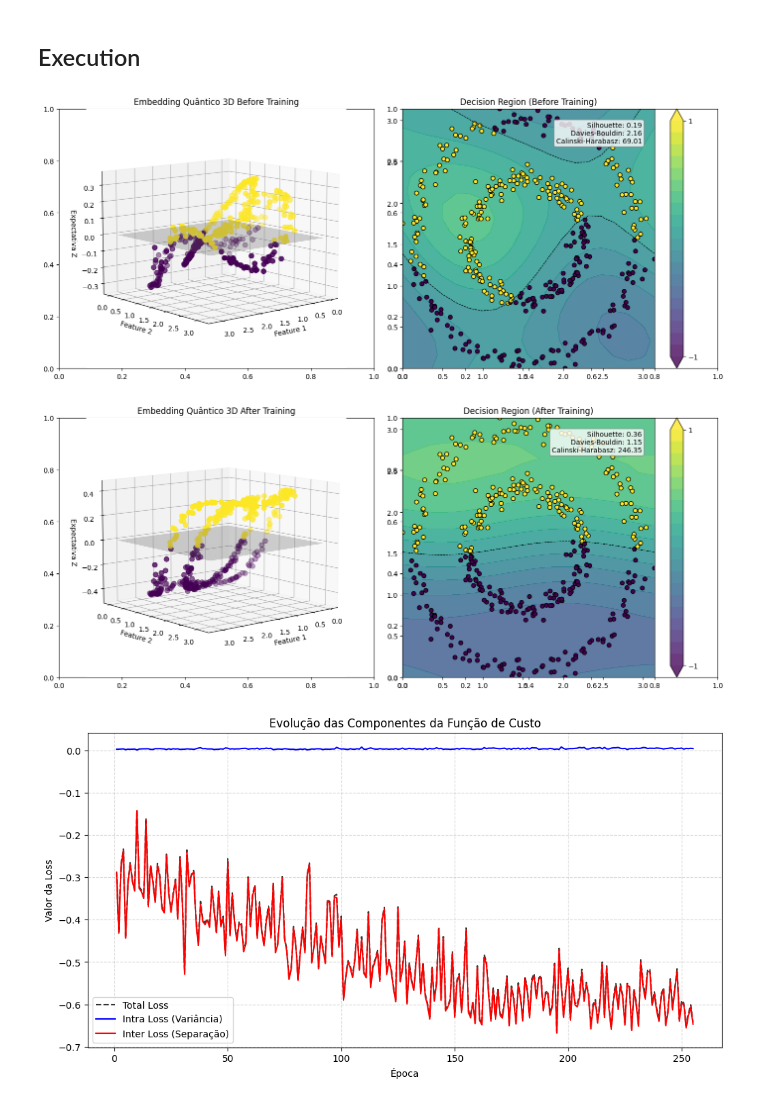
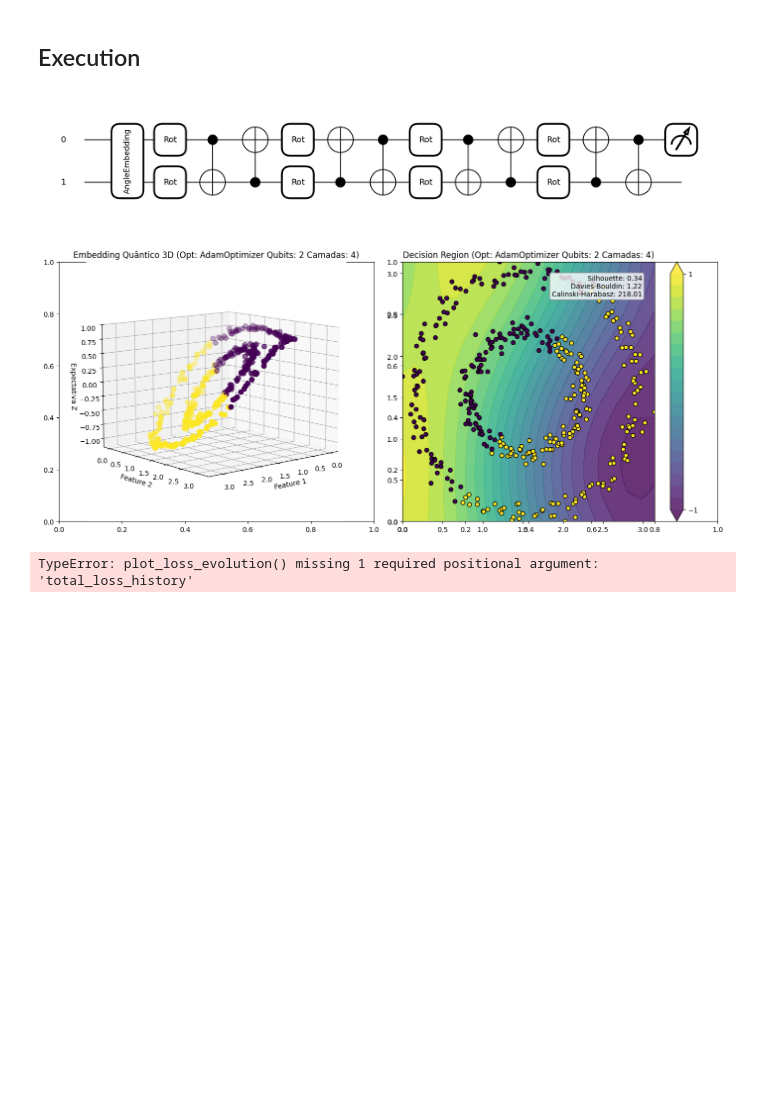
Before and after one commit to BrunodsRamos2/qvc-clustering, a Jupyter notebook: vqc-clustering-diferentiable-metric.ipynb, the cells around one changed output. Saved outputs shown, nothing was run; the diff lists cells and outputs as text; code cells hidden in the pictures; blank space fills up the shorter version.

```diff
--- a/vqc-clustering-diferentiable-metric.ipynb
+++ b/vqc-clustering-diferentiable-metric.ipynb
@@ -9,6 +9,8 @@ import logging
 import pennylane as qml
 import autograd.numpy as anp
 import matplotlib.pyplot as plt
+from matplotlib.lines import Line2D
+
 
 from datetime import date
 
@@ -31,6 +33,8 @@ from sklearn.model_selection import train_test_split
 from sklearn.datasets import make_moons, make_blobs, make_circles
 
 from sklearn.model_selection import KFold
+
+plt.style.use('dark_background')
 
 seed = 42
 
@@ -127,0 +140,13 @@ def qvc_classifier(qnode, w, b, X, embedding_type):
+# %%
+def compute_threshold(features, theta):
+    # Features shape: (n_samples, 2)
+    x1 = features[:, 0]
+    x2 = features[:, 1]
+    # Compute polynomial terms: 1, x1, x2, x1², x2², x1x2
+    terms = np_qml.stack([np_qml.ones_like(x1), x1, x2, x1**2, x2**2, x1*x2], axis=1)
+
+    # Combinação linear com regularização
+    raw = terms @ theta
+
+    # Função de compressão suave
+    return np_qml.tanh(0.5 * raw)
@@ -225,21 +274,20 @@ def print_decision_region(X, qnode, embedding_type, x_max, y_max, weights, bias,
 # Show cost evolution
 # %%
 # Função para plotar a evolução
-def plot_loss_evolution(intra_loss_history, inter_loss_history, total_loss_history):
+def plot_loss_evolution(intra_loss_history, inter_loss_history, cluster_penality_history, total_loss_history):
     plt.figure(figsize=(12, 6))
 
     epochs = range(1, len(intra_loss_history)+1)
 
-    plt.plot(epochs, total_loss_history, 'k--', label='Total Loss', alpha=0.8)
+    plt.plot(epochs, total_loss_history, 'w--', label='Total Loss', alpha=0.8)
     plt.plot(epochs, intra_loss_history, 'b', label='Intra Loss (Variância)')
     plt.plot(epochs, inter_loss_history, 'r', label='Inter Loss (Separação)')
-    # plt.plot(epochs, entropy_loss_history, 'g', label='Entropy Loss')
-    # plt.plot(epochs, reg_loss_history, 'g', label='Reg Loss (L2)')
+    plt.plot(epochs, cluster_penality_history, 'g', label='Cluster Penality (Balanceamento)')
 
     plt.title('Evolução das Componentes da Função de Custo')
     plt.xlabel('Época')
     plt.ylabel('Valor da Loss')
-    # plt.yscale('log')  # Usar escala logarítmica se as perdas variarem muito
+    # plt.yscale('log')  # Para perdas variando muito
     plt.grid(True, which='both', linestyle='--', alpha=0.5)
     plt.legend()
 
@@ -786,33 +771,33 @@ X, y = normalize_data_transformY(X, y, range_init=0, range_end=np.pi)
 # %% [markdown]
 ## Execution
 # %%
-n_qubits = 4
+n_qubits = 2
 n_params = 3
 n_layers = 4
-qnode = qml.QNode(circuit_type1, dev)
+qnode = create_qnode(n_quibits=n_qubits, n_entanglement=2, embedding_type="AE")
 
 intra_loss_history = []
 inter_loss_history = []
+cluster_penality_history = []
 total_loss_history = []
 
-cost, weights, bias, score_silhouette, score_davies, score_calinski = train(
+cost, weights, bias, thresholds, score_silhouette, score_davies, score_calinski = train(
     qnode=qnode,
     features=X,
     n_params=n_params,
     n_qubits=n_qubits,
     n_layers=n_layers,
     weight_init_max=np.pi,
-    optimizer=SPSAOptimizer,
-    dic_optimizer={"maxiter": 1000},
+    optimizer=AdamOptimizer,
+    dic_optimizer={"stepsize": 0.01},
+    cost=cost_function,
     seed=seed,
-    embedding_type='AE',
     iterations=100,
-    batch_size=64,
-    show_log=True
+    batch_size=64
 )
 
-plot_loss_evolution(intra_loss_history, inter_loss_history, total_loss_history)
+plot_loss_evolution(intra_loss_history, inter_loss_history, cluster_penality_history, total_loss_history)
 # %% [output]
-[figure, old version]
+[figure, new version]
-[figure, old version]
+[figure, new version]
-[figure, removed]
+TypeError: plot_loss_evolution() missing 1 required positional argument: 'total_loss_history'
```
Also changed, not shown: parts of 14 cells of this notebook, 7 other files.
